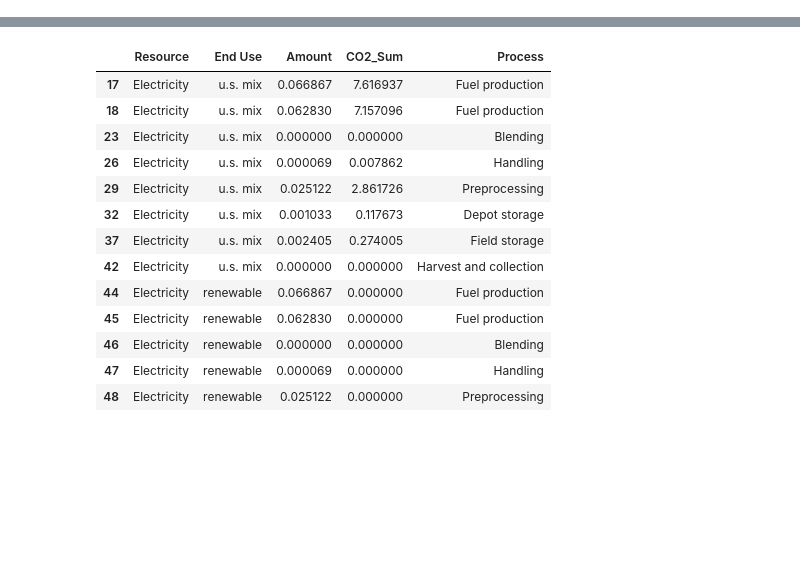
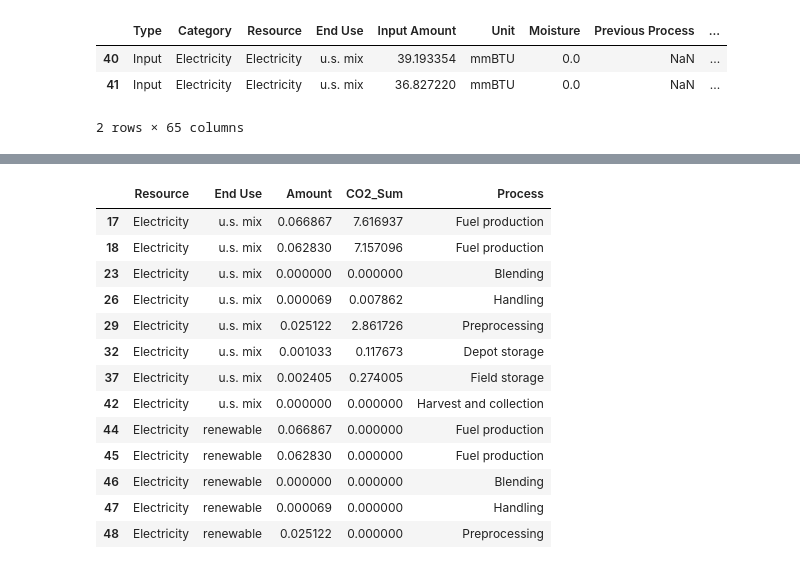
Before and after one commit to olw0905/Interactive-SCSA_Dash, a Jupyter notebook: Untitled.ipynb, the cells around one changed output, grey strips where cells are left out. Cells and saved outputs as stored; diff of their text form; code cells hidden in the pictures; blank space fills up the shorter version.

```diff
--- a/Untitled.ipynb
+++ b/Untitled.ipynb
@@ -53 +56,8 @@ def quick_sensitivity(dff, renew_elec_share):
+# %%
+res_new[(res_new['Resource'].isin(['Electricity']))&(res_new['Process']=='Fuel production')]
+# %% [output]
+|  | Type | Category | Resource | End Use | Input Amount | Unit | Moisture | Previous Process | ... |
+| 40 | Input | Electricity | Electricity | u.s. mix | 39.193354 | mmBTU | 0.0 | NaN | ... |
+| 41 | Input | Electricity | Electricity | u.s. mix | 36.827220 | mmBTU | 0.0 | NaN | ... |
+2 rows × 65 columns
 # %%
```
Also changed, not shown: parts of 11 cells of this notebook, 6 other files.
